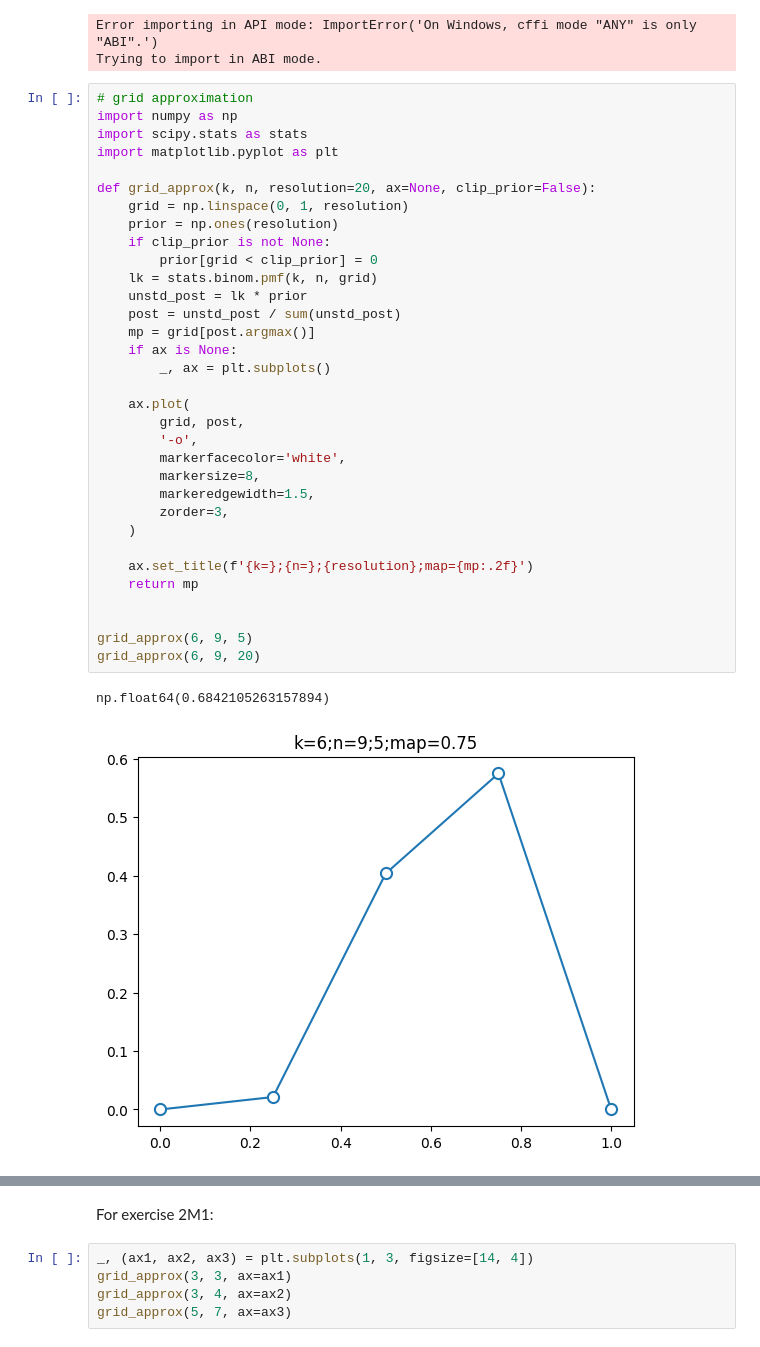
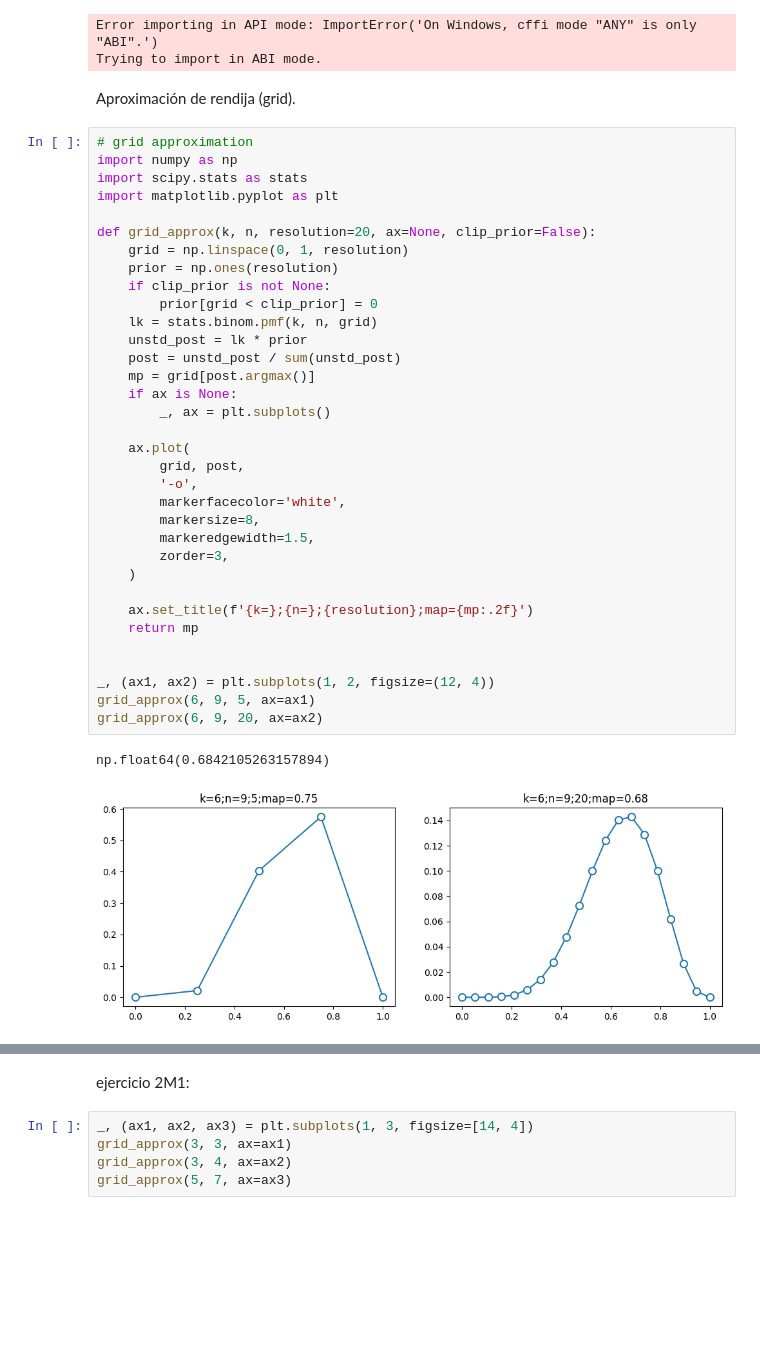
Before and after one commit to chrisdewa/christats, a Jupyter notebook: notebooks/rethinking/chap2.ipynb, the cells around one changed output, grey strips where cells are left out. Cells and saved outputs as stored; diff of their text form; blank space fills up the shorter version.

```diff
--- a/notebooks/rethinking/chap2.ipynb
+++ b/notebooks/rethinking/chap2.ipynb
@@ -5,39 +8,42 @@
 # %% [output]
 Error importing in API mode: ImportError('On Windows, cffi mode "ANY" is only "ABI".')
 Trying to import in ABI mode.
+# %% [markdown]
+Aproximación de rendija (grid).
 # %%
 # grid approximation
 import numpy as np
 import scipy.stats as stats
 import matplotlib.pyplot as plt
 
 def grid_approx(k, n, resolution=20, ax=None, clip_prior=False):
     grid = np.linspace(0, 1, resolution)
     prior = np.ones(resolution)
     if clip_prior is not None:
         prior[grid < clip_prior] = 0
     lk = stats.binom.pmf(k, n, grid)
     unstd_post = lk * prior
     post = unstd_post / sum(unstd_post)
     mp = grid[post.argmax()]
     if ax is None:
         _, ax = plt.subplots()
 
     ax.plot(
         grid, post,
         '-o',
         markerfacecolor='white',
         markersize=8,
         markeredgewidth=1.5,
         zorder=3,
     )
 
     ax.set_title(f'{k=};{n=};{resolution};map={mp:.2f}')
     return mp
 
 
-grid_approx(6, 9, 5)
-grid_approx(6, 9, 20)
+_, (ax1, ax2) = plt.subplots(1, 2, figsize=(12, 4))
+grid_approx(6, 9, 5, ax=ax1)
+grid_approx(6, 9, 20, ax=ax2)
 # %% [output]
 np.float64(0.6842105263157894)
-[figure, old version]
+[figure, new version]
@@ -45,5 +50,5 @@ np.float64(0.6842105263157894)
 # %% [markdown]
-For exercise 2M1:
+ejercicio 2M1:
 # %%
 _, (ax1, ax2, ax3) = plt.subplots(1, 3, figsize=[14, 4])
 grid_approx(3, 3, ax=ax1)
```
Also changed, not shown: parts of 9 cells of this notebook, 1 other file.
